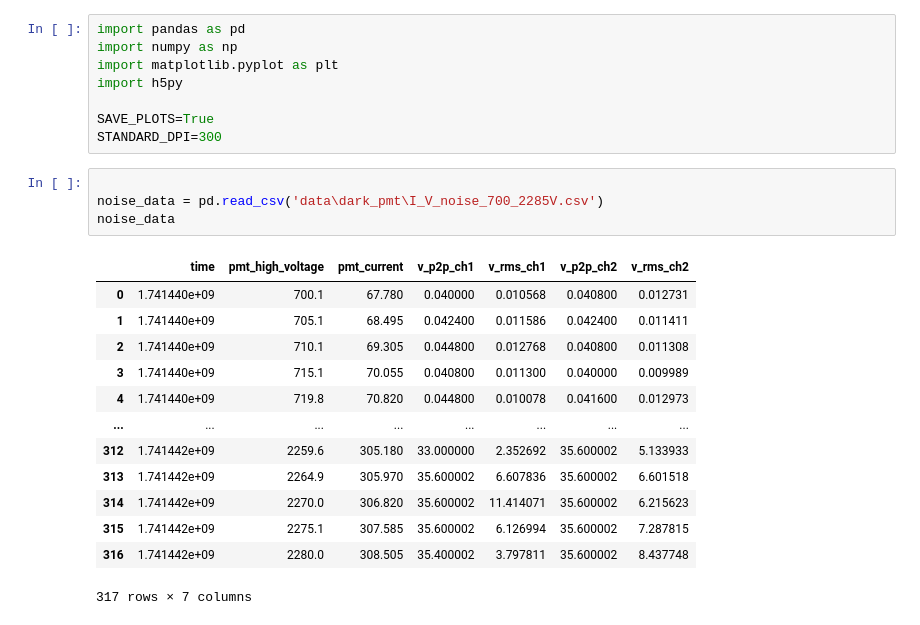
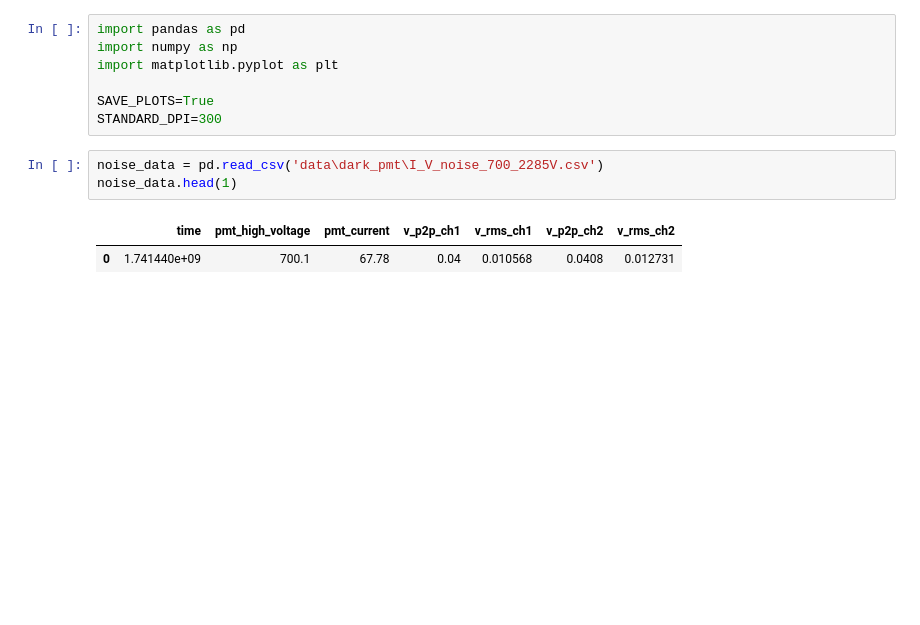
Before and after one commit to ficnawode/msc-python-analysis, a Jupyter notebook: analysis/V_to_I.ipynb, the cells around one changed output. Drawn from its saved outputs; the diff is of its cells as text; blank space fills up the shorter version.

```diff
--- a/analysis/V_to_I.ipynb
+++ b/analysis/V_to_I.ipynb
@@ -2,28 +2,15 @@
 import pandas as pd
 import numpy as np
 import matplotlib.pyplot as plt
-import h5py
 
 SAVE_PLOTS=True
 STANDARD_DPI=300
 # %%
-
 noise_data = pd.read_csv('data\dark_pmt\I_V_noise_700_2285V.csv')
-noise_data
+noise_data.head(1)
 # %% [output]
 |  | time | pmt_high_voltage | pmt_current | v_p2p_ch1 | v_rms_ch1 | v_p2p_ch2 | v_rms_ch2 |
-| 0 | 1.741440e+09 | 700.1 | 67.780 | 0.040000 | 0.010568 | 0.040800 | 0.012731 |
-| 1 | 1.741440e+09 | 705.1 | 68.495 | 0.042400 | 0.011586 | 0.042400 | 0.011411 |
-| 2 | 1.741440e+09 | 710.1 | 69.305 | 0.044800 | 0.012768 | 0.040800 | 0.011308 |
-| 3 | 1.741440e+09 | 715.1 | 70.055 | 0.040800 | 0.011300 | 0.040000 | 0.009989 |
-| 4 | 1.741440e+09 | 719.8 | 70.820 | 0.044800 | 0.010078 | 0.041600 | 0.012973 |
-| ... | ... | ... | ... | ... | ... | ... | ... |
-| 312 | 1.741442e+09 | 2259.6 | 305.180 | 33.000000 | 2.352692 | 35.600002 | 5.133933 |
-| 313 | 1.741442e+09 | 2264.9 | 305.970 | 35.600002 | 6.607836 | 35.600002 | 6.601518 |
-| 314 | 1.741442e+09 | 2270.0 | 306.820 | 35.600002 | 11.414071 | 35.600002 | 6.215623 |
-| 315 | 1.741442e+09 | 2275.1 | 307.585 | 35.600002 | 6.126994 | 35.600002 | 7.287815 |
-| 316 | 1.741442e+09 | 2280.0 | 308.505 | 35.400002 | 3.797811 | 35.600002 | 8.437748 |
+| 0 | 1.741440e+09 | 700.1 | 67.78 | 0.04 | 0.010568 | 0.0408 | 0.012731 |
-317 rows × 7 columns
 # %%
 fig, ax = plt.subplots(figsize=(5, 5))
 V = noise_data['pmt_high_voltage']
```
Also changed, not shown: parts of 4 cells of this notebook, 10 other files.
